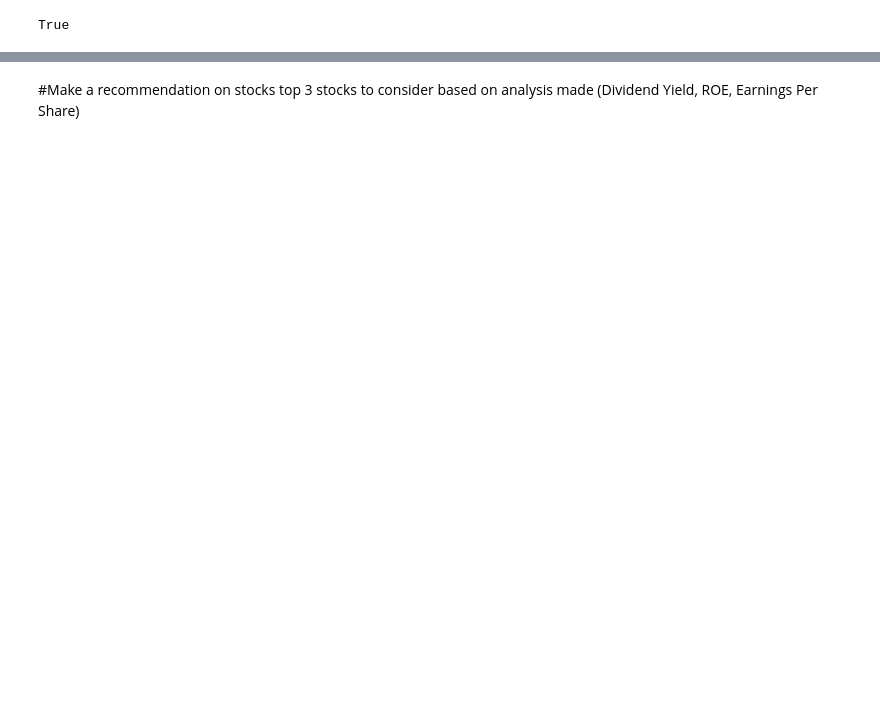
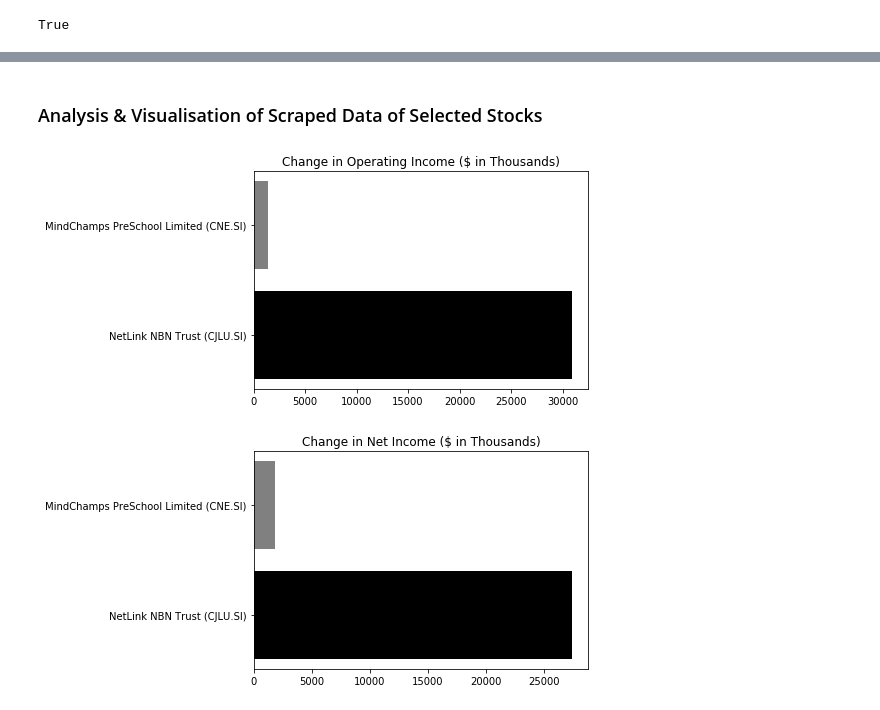
Before and after one commit to Coolbreeze151/RPA-with-TagUI, a Jupyter notebook: RPA to Scrape & Analyze SGX Stock Price.ipynb, the cells around one changed output, grey strips where cells are left out. Cells and saved outputs as stored; diff of their text form; code cells hidden in the pictures; blank space fills up the shorter version.

```diff
--- a/RPA to Scrape & Analyze SGX Stock Price.ipynb
+++ b/RPA to Scrape & Analyze SGX Stock Price.ipynb
@@ -44,11 +46,11 @@ stocks = list()
 number = input("Enter the number of stocks you want to analyze:")
 print ('Enter each Stock ID, Eg.CJLU.SI: ')
 for i in range(int(number)):
-    n = input("Stock ID :")
+    n = input("Stock ID "+str(i+1)+": ")
     #We should carry out conditional checks here to verify that the Stock Listing is Valid before proceeding
     ######################################################################################################
     stock_array.append(n)
-print ('Stock IDs: ',stock_array)
+print ('Stock IDs:' ,stock_array)
 # %% [output]
 Enter the number of stocks you want to analyze:2
 Enter each Stock ID, Eg.CJLU.SI:
@@ -69,7 +71,8 @@ for i in stock_array:
 
     #Storing current price of the stock
     stockId = i
-    stockPrice = float(t.read('Trsdu(0.3s) Fw(b) Fz(36px) Mb(-4px) D(ib)'))
+    stockPrice = float(t.read('//*[@id="quote-header-info"]/div[3]/div/div/span[1]'))
+    stockName = t.read('//*[@id="quote-header-info"]/div[2]/div[1]/div[1]/h1')
 
     #Storing key indicators of stock
     dividendYield = ((t.read('//*[@id="quote-summary"]/div[2]/table/tbody/tr[6]/td[2]')))
@@ -101,20 +104,21 @@ for i in stock_array:
     t.click('//*[@id="quote-nav"]/ul/li[4]/a')
     roe = ((t.read('//*[@id="Col1-0-KeyStatistics-Proxy"]/section/div[2]/div[3]/div/div[3]/div/table/tbody/tr[2]/td[2]')))
 
-    stock = make_stock(stockId, stockPrice, freeCashFlowPrev, freeCashFlowCurr, eps, dividendYield, peRatio, roe, netIncomePrev, netIncomeCurr, netOperatingIncomePrev, netOperatingIncomeCurr)
+    stock = make_stock(stockId, stockName, stockPrice, freeCashFlowPrev, freeCashFlowCurr, eps, dividendYield, peRatio, roe, netIncomePrev, netIncomeCurr, netOperatingIncomePrev, netOperatingIncomeCurr)
     stocks.append(stock)
 
 t.close()
 # %% [output]
 True
 # %%
-for i in stocks:
+for i in stocks[0:1]:
     print('Stock ID: ',i.stockId)
+    print('Stock Name: ',i.stockName)
     print('Stock Price: ',i.stockPrice)
     print('Previous Year Net Income: ',i.netIncomePrev)
     print('Latest Net Income: ',i.netIncomeCurr)
     print('Previous Operating Income: ',i.netOperatingIncomePrev)
-    print('Latest Net Income: ',i.netOperatingIncomeCurr)
+    print('Latest Operating Net Income: ',i.netOperatingIncomeCurr)
     print('Previous Free Cash Flow: ',i.freeCashFlowPrev)
     print('Latest Cash Flow: ',i.freeCashFlowCurr)
     print('Earnings Per Share: ',i.eps)
@@ -158,2 +145,29 @@ NameError: name 'stockPrice_array' is not defined
-# %% [markdown]
-#Make a recommendation on stocks top 3 stocks to consider based on analysis made (Dividend Yield, ROE, Earnings Per Share)
+# %% [markdown]
+### Analysis & Visualisation of Scraped Data of Selected Stocks
+# %%
+#Change in Net Income
+#Change in Operating Income
+stockNames = list()
+changeOpIncome = list()
+changeNetIncome = list()
+
+for i in stocks:
+    stockNames.append(i.stockName)
+    changeInOperatingIncome = float(i.netOperatingIncomeCurr) - float(i.netOperatingIncomePrev)
+    changeOpIncome.append(changeInOperatingIncome)
+    changeInNetIncome = float(i.netIncomeCurr) - float(i.netIncomePrev)
+    changeNetIncome.append(changeInNetIncome)
+# %%
+import matplotlib.pyplot as plt
+import matplotlib.pyplot as pltNetIncome
+import numpy as np
+plt.title('Change in Operating Income ($ in Thousands)')
+plt.barh(stockNames, changeOpIncome, color=['black', 'grey', 'green', 'blue', 'cyan'])
+plt.show()
+
+pltNetIncome.title('Change in Net Income ($ in Thousands)')
+pltNetIncome.barh(stockNames, changeNetIncome, color=['black', 'grey', 'green', 'blue', 'cyan'])
+pltNetIncome.show()
+# %% [output]
+[figure, added]
+[figure, added]
```
Also changed, not shown: parts of 9 cells of this notebook.
